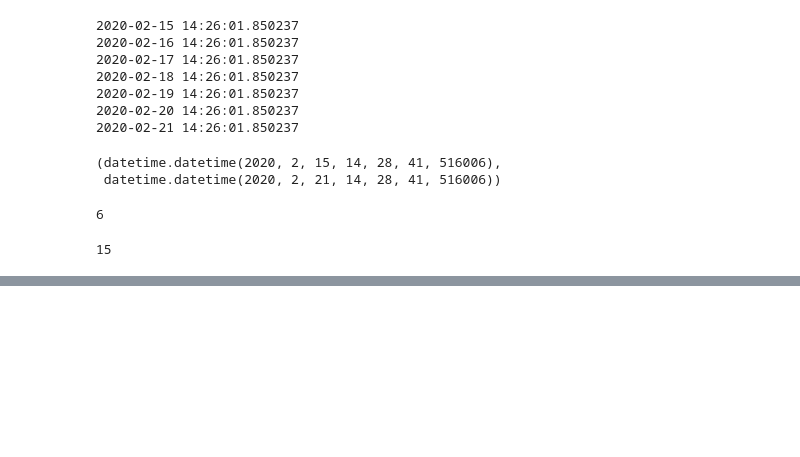
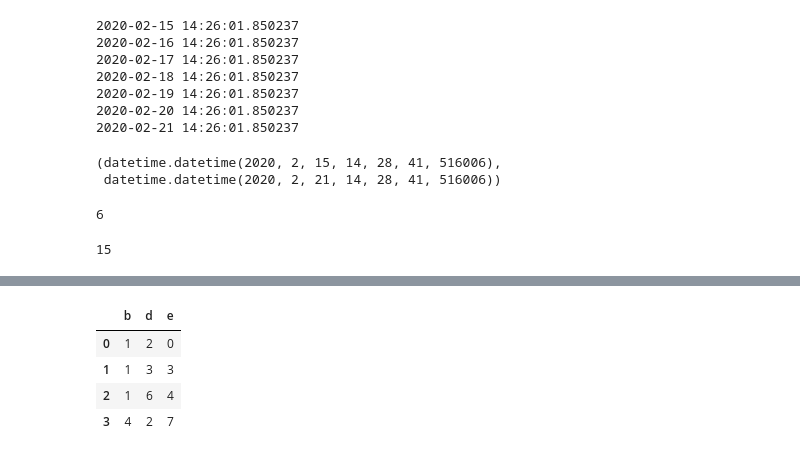
Before and after one commit to KDD2018/Machine-Learning, a Jupyter notebook: Deeplearning/TensorFlow/tf2/tf2-work-practice-test.ipynb, the cells around one changed output, grey strips where cells are left out. Saved outputs shown, nothing was run; the diff lists cells and outputs as text; code cells hidden in the pictures; blank space fills up the shorter version.

```diff
--- a/Deeplearning/TensorFlow/tf2/tf2-work-practice-test.ipynb
+++ b/Deeplearning/TensorFlow/tf2/tf2-work-practice-test.ipynb
@@ -164,0 +245,8 @@ print(registered_time)
+# %%
+df.applymap(abs)
+# %% [output]
+|  | b | d | e |
+| 0 | 1 | 2 | 0 |
+| 1 | 1 | 3 | 3 |
+| 2 | 1 | 6 | 4 |
+| 3 | 4 | 2 | 7 |
```
Also changed, not shown: parts of 76 cells of this notebook, 4 other files.
